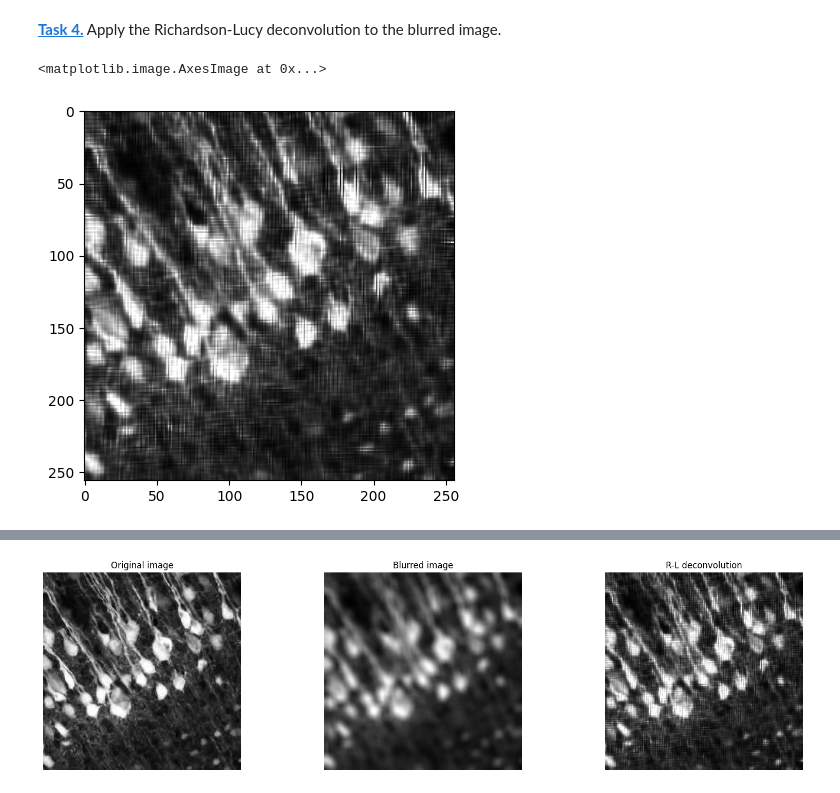
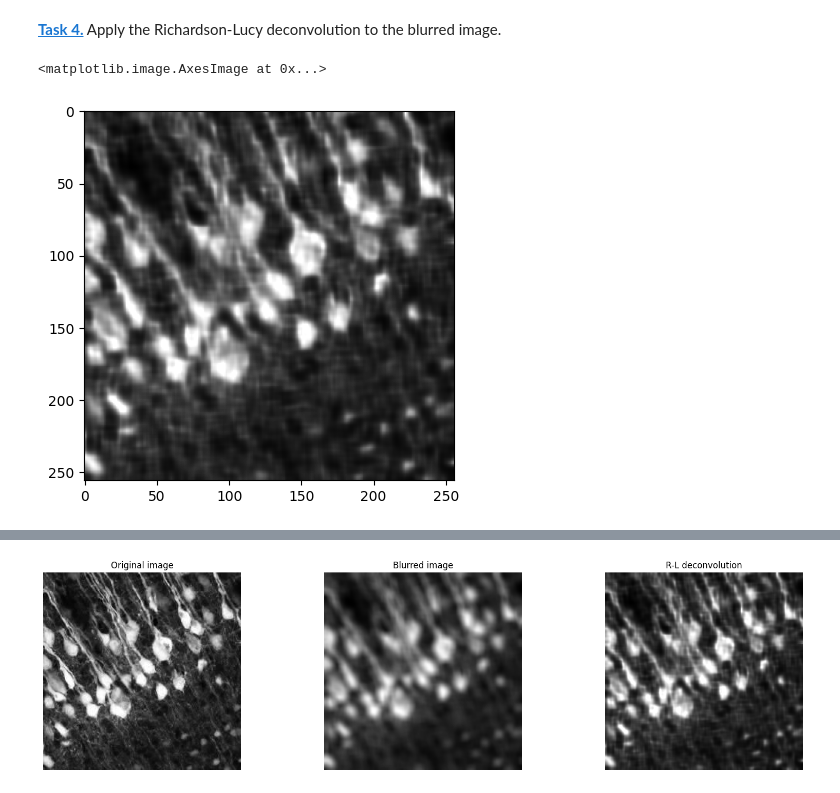
Before and after one commit to ZoeK194/mobi-fs5-python, a Jupyter notebook: deconvolution.ipynb, the cells around one changed output, grey strips where cells are left out. Drawn from its saved outputs; the diff is of its cells as text; code cells hidden in the pictures.

```diff
--- a/deconvolution.ipynb
+++ b/deconvolution.ipynb
@@ -76,9 +79,9 @@ def richardson_lucy_deconvolution(image, psf, n_iterations):
 # %% [markdown]
 **[Task 4.]()** Apply the Richardson-Lucy deconvolution to the blurred image.
 # %%
-img_rld = richardson_lucy_deconvolution(img_psf,psf, 300 )
+img_rld = richardson_lucy_deconvolution(img_psf,psf, 50 )
 
 plt.imshow(img_rld, 'gray')
 # %% [output]
 <matplotlib.image.AxesImage at 0x...>
-[figure, old version]
+[figure, new version]
```
Also changed, not shown: parts of 12 cells of this notebook, 1 other file.
